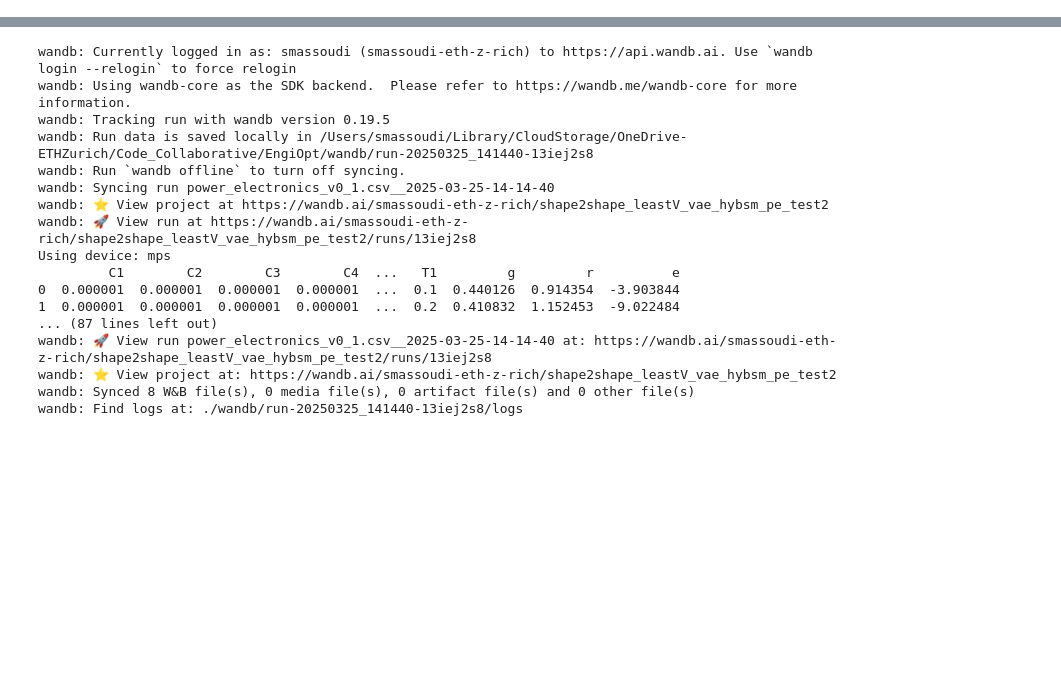
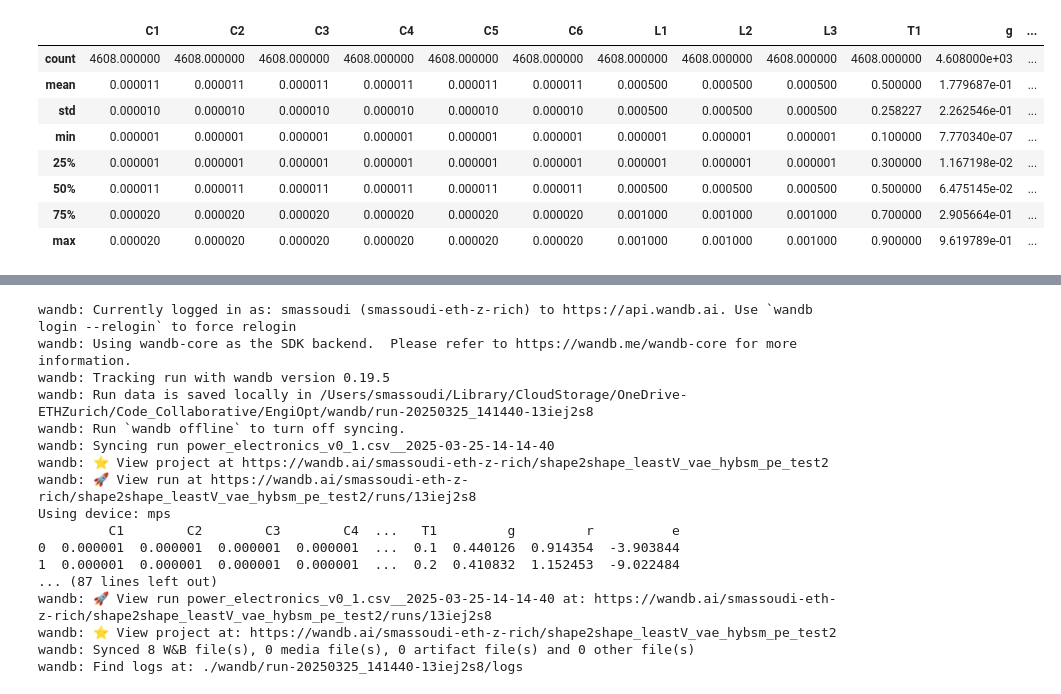
Before and after one commit to Psych17101/EngiOpt, a Jupyter notebook: case_study_pe_notebook.ipynb, the cells around one changed output, grey strips where cells are left out. Saved outputs shown, nothing was run; the diff lists cells and outputs as text; code cells hidden in the pictures; blank space fills up the shorter version.

```diff
--- a/case_study_pe_notebook.ipynb
+++ b/case_study_pe_notebook.ipynb
@@ -30,0 +81,12 @@ plt.show()
+# %%
+df.describe()
+# %% [output]
+|  | C1 | C2 | C3 | C4 | C5 | C6 | L1 | L2 | L3 | T1 | g | ... |
+| count | 4608.000000 | 4608.000000 | 4608.000000 | 4608.000000 | 4608.000000 | 4608.000000 | 4608.000000 | 4608.000000 | 4608.000000 | 4608.000000 | 4.608000e+03 | ... |
+| mean | 0.000011 | 0.000011 | 0.000011 | 0.000011 | 0.000011 | 0.000011 | 0.000500 | 0.000500 | 0.000500 | 0.500000 | 1.779687e-01 | ... |
+| std | 0.000010 | 0.000010 | 0.000010 | 0.000010 | 0.000010 | 0.000010 | 0.000500 | 0.000500 | 0.000500 | 0.258227 | 2.262546e-01 | ... |
+| min | 0.000001 | 0.000001 | 0.000001 | 0.000001 | 0.000001 | 0.000001 | 0.000001 | 0.000001 | 0.000001 | 0.100000 | 7.770340e-07 | ... |
+| 25% | 0.000001 | 0.000001 | 0.000001 | 0.000001 | 0.000001 | 0.000001 | 0.000001 | 0.000001 | 0.000001 | 0.300000 | 1.167198e-02 | ... |
+| 50% | 0.000011 | 0.000011 | 0.000011 | 0.000011 | 0.000011 | 0.000011 | 0.000500 | 0.000500 | 0.000500 | 0.500000 | 6.475145e-02 | ... |
+| 75% | 0.000020 | 0.000020 | 0.000020 | 0.000020 | 0.000020 | 0.000020 | 0.001000 | 0.001000 | 0.001000 | 0.700000 | 2.905664e-01 | ... |
+| max | 0.000020 | 0.000020 | 0.000020 | 0.000020 | 0.000020 | 0.000020 | 0.001000 | 0.001000 | 0.001000 | 0.900000 | 9.619789e-01 | ... |
```
Also changed, not shown: parts of 24 cells of this notebook, 3 other files.
